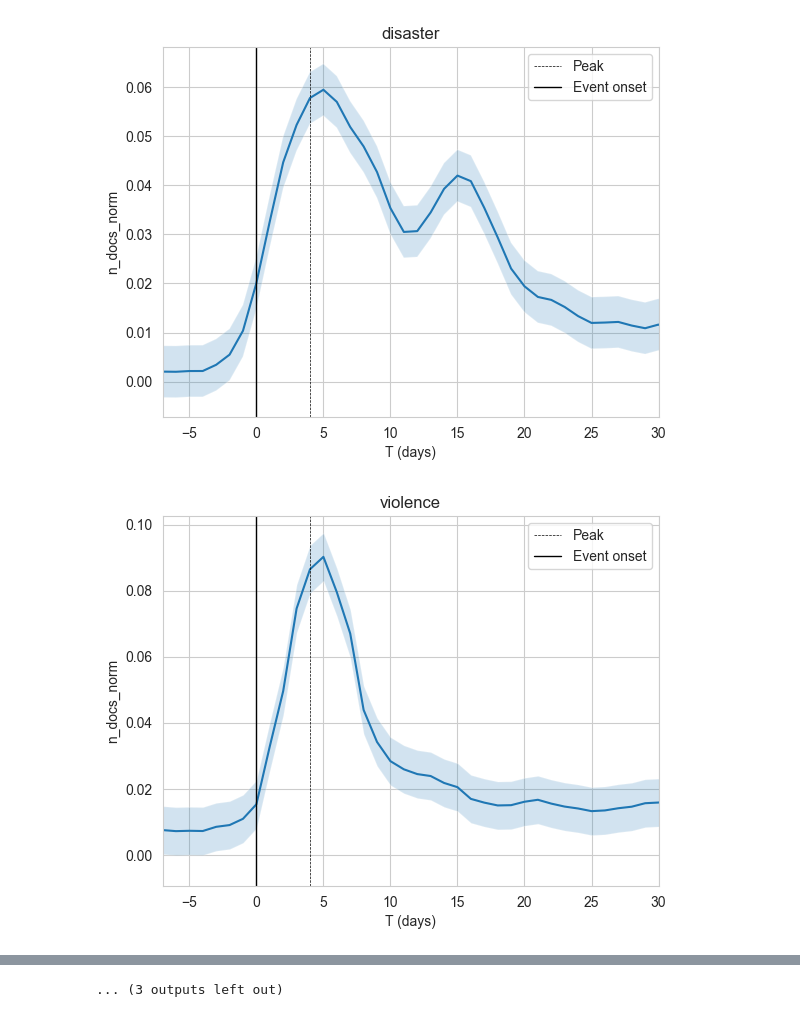
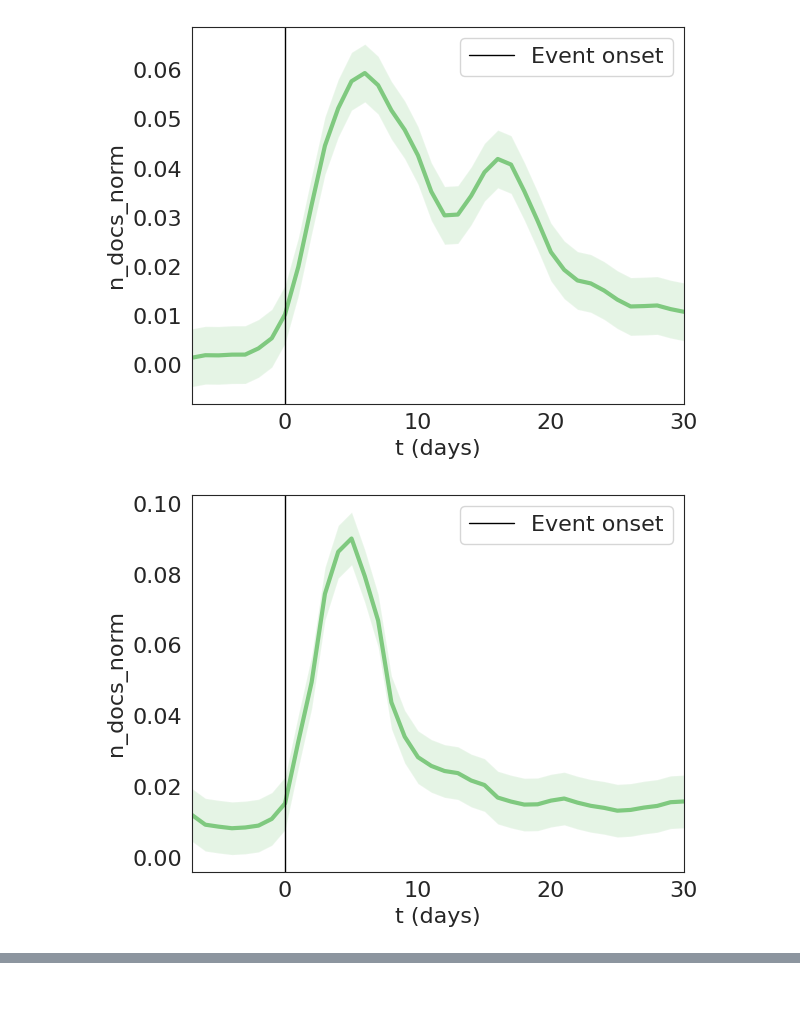
Before and after one commit to elugos/HSMS_LUGOS, a Jupyter notebook: temporal_analysis_daily.ipynb, the cells around one changed output, grey strips where cells are left out. Drawn from its saved outputs; the diff is of its cells as text; code cells hidden in the pictures; blank space fills up the shorter version.

```diff
--- a/temporal_analysis_daily.ipynb
+++ b/temporal_analysis_daily.ipynb
@@ -77,6 +80,9 @@ for dataset in datasets:
 df = pd.concat(data).reset_index(drop=True)
 df = normalize_data_columns_per_dataset(df)
 
+# Trim days
+df = df[(df['day']>=xlim[0]) & (df['day']<=xlim[1])]
+
 df.to_csv(output_dir.joinpath("temporal_results_all.csv"), index=None)
 # %%
 import matplotlib.pyplot as plt
@@ -183,7 +189,10 @@ import matplotlib.pyplot as plt
 
 from analysis.changepoint import percentile_bursts, preprocess_signal
 
-sns.set_style("whitegrid")
+sns.set_style("white")
+sns.set_palette("Accent")
+plt.rcParams['font.size'] = 16
+
 from scipy.stats import sem
 import numpy as np
 
@@ -210,14 +219,21 @@ def get_changepoints(x, preprocess_input=True, q=95, window=3, k=3):
 
 def plot_event_background_timeseries(df,
                                      cols=None,
+                                     plot_style="line",
                                      plot_error=True,
                                      plot_bg=False,
-                                     plot_changepoints=True,
+                                     show_curve_labels=False,
+                                     plot_changepoints=False,
+                                     marker_points=None,
+                                     x_label="t (days)",
+                                     y_label=None,
+                                     title=None,
+                                     lw=3,
+                                     window=5,
                                      drop_event_types={'political'},
                                      error="sem"):
 
     event_types = sorted(df['event_type'].unique())
-    window=5
     x = np.array(sorted(df['dt'].unique()))
 
     if cols is None:
@@ -239,10 +255,7 @@ def plot_event_background_timeseries(df,
             y_event = avg_dt.event.rolling(window=window, min_periods=1).mean()
 
             if plot_changepoints:
-                x_cp = y_event[(y_event.index >= 0) & (y_event.index <= 30)]
-                event_cp = get_changepoints(x_cp, preprocess_input=True,
-                                            q=95, window=5, k=3)
-                print(event_cp)
+                event_cps = [y_event[y_event.index>=0].idxmax()]
 
             if error == "std":
                 bg_err = std_dt.background.rolling(window=window, min_periods=1).mean()
@@ -254,25 +267,50 @@ def plot_event_background_timeseries(df,
             fig, ax = plt.subplots();
             ax.set_xlim(*xlim)
 
-            if plot_error:
+            if show_curve_labels:
+                label_bg = "Baseline"
+                label_event = "Event"
+            else:
+                label_bg = None
+                label_event = None
+            # Make plots
+            if plot_style == "line":
+                if plot_error:
+                    if plot_bg:
+                        ax.fill_between(x[:len(y_bg)], y_bg-bg_err, y_bg+bg_err, alpha=0.2)
+                    ax.fill_between(x[:len(y_event)], y_event-event_err, y_event+event_err, alpha=0.2)
                 if plot_bg:
-                    ax.fill_between(x[:len(y_bg)], y_bg-bg_err, y_bg+bg_err, alpha=0.2)
-                ax.fill_between(x[:len(y_event)], y_event-event_err, y_event+event_err, alpha=0.2)
+                    ax.plot(x[:len(y_bg)], y_bg, label=label_bg, linewidth=lw, linestyle='-.');
+                ax.plot(x[:len(y_event)], y_event, label=label_event, linewidth=lw)
 
-            if plot_bg:
-                ax.plot(x[:len(y_bg)], y_bg);
-            ax.plot(x[:len(y_event)], y_event)
+            elif plot_style == "area":
+                ax.fill_between(x[:len(y_event)], 0, y_event, alpha=0.5)
+                if plot_bg:
+                    ax.fill_between(x[:len(y_bg)], 0, y_bg, alpha=0.5)
+
+            elif plot_style == "stack":
+                ax.stackplot(x[:len(y_event)], y_bg, y_event, alpha=0.5)
+
+            else:
+                print(f"ERROR: Invalid plot style {plot_style}")
+
 
             if plot_changepoints:
-                for cp in event_cp['cp']:
+                for cp in event_cps:
+                    print(cp, y_event[cp])
                     ax.axvline(cp, color="black", linestyle='--', linewidth=0.5, label="Peak")
+                    # ax.vlines([cp], ymax=y_event[cp], linestyle='--', linewidth=0.5, label="Peak")
+            if marker_points:
+                ax.scatter(marker_points, y_event[marker_points], marker="o", color="black", zorder=2, label="Change points")
 
             ax.axvline(0, color='black', linewidth=1, label="Event onset")
 
-            ax.set_title(evt_t);
+
+            ax.set_title(title);
             ax.legend();
-            ax.set_xlabel("T (days)")
-            ax.set_ylabel(y_col)
+            ax.set_xlabel(x_label)
+            ax.set_ylabel(y_label if y_label is not None else y_col)
+            fig.tight_layout()
             fig.savefig(output_dir.joinpath(f"{y_col}_{evt_t}.pdf"));
 
 plot_event_background_timeseries(df, cols=cols, plot_bg=False)
@@ -294,2 +318,2 @@ plot_event_background_timeseries(df, cols=cols, plot_bg=False)
-[figure, old version]
+[figure, new version]
-[figure, old version]
+[figure, new version]
@@ -305 +328,0 @@ plot_event_background_timeseries(df, cols=cols, plot_bg=False)
-... (3 outputs left out)
```
Also changed, not shown: parts of 4 cells of this notebook, 2 other files.
